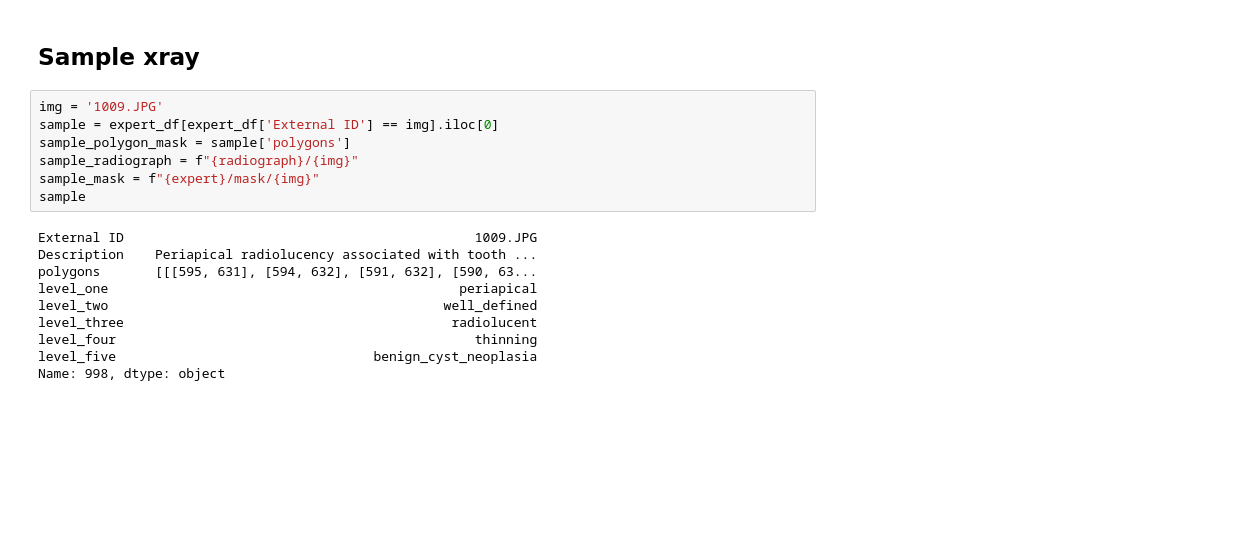
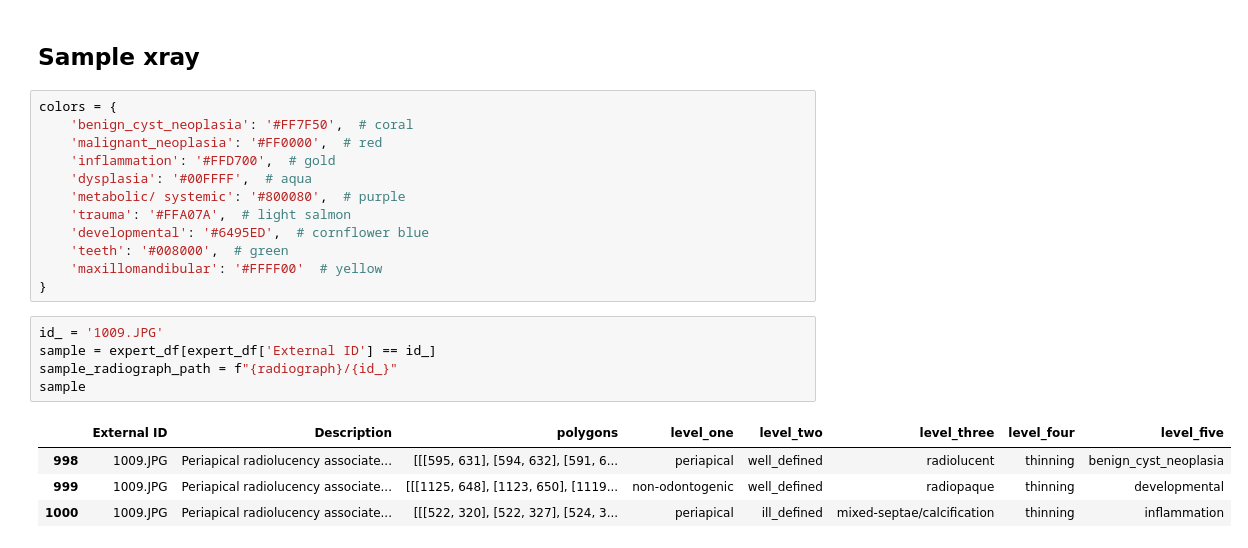
Before and after one commit to sopmacvan/tdd-model, a Jupyter notebook: main.ipynb, the cells around one changed output. Cells and saved outputs as stored; diff of their text form; blank space fills up the shorter version.

```diff
--- a/main.ipynb
+++ b/main.ipynb
@@ -42,20 +42,25 @@ expert_df.tail()
 | 1003 | 1047.JPG | There are linear calcific flecks ... | [[[1473, 701], [1473, 706], [1472... | non-odontogenic | well_defined | radiopaque | NaN | metabolic/systemic |
 # %% [markdown]
 ## Sample xray
+# %%
+colors = {
+    'benign_cyst_neoplasia': '#FF7F50',  # coral
+    'malignant_neoplasia': '#FF0000',  # red
+    'inflammation': '#FFD700',  # gold
+    'dysplasia': '#00FFFF',  # aqua
+    'metabolic/ systemic': '#800080',  # purple
+    'trauma': '#FFA07A',  # light salmon
+    'developmental': '#6495ED',  # cornflower blue
+    'teeth': '#008000',  # green
+    'maxillomandibular': '#FFFF00'  # yellow
+}
 # %%
-img = '1009.JPG'
-sample = expert_df[expert_df['External ID'] == img].iloc[0]
-sample_polygon_mask = sample['polygons']
-sample_radiograph = f"{radiograph}/{img}"
-sample_mask = f"{expert}/mask/{img}"
+id_ = '1009.JPG'
+sample = expert_df[expert_df['External ID'] == id_]
+sample_radiograph_path = f"{radiograph}/{id_}"
 sample
 # %% [output]
-External ID                                             1009.JPG
-Description    Periapical radiolucency associated with tooth ...
-polygons       [[[595, 631], [594, 632], [591, 632], [590, 63...
-level_one                                             periapical
-level_two                                           well_defined
-level_three                                          radiolucent
-level_four                                              thinning
-level_five                                 benign_cyst_neoplasia
-Name: 998, dtype: object
+|  | External ID | Description | polygons | level_one | level_two | level_three | level_four | level_five |
+| 998 | 1009.JPG | Periapical radiolucency associate... | [[[595, 631], [594, 632], [591, 6... | periapical | well_defined | radiolucent | thinning | benign_cyst_neoplasia |
+| 999 | 1009.JPG | Periapical radiolucency associate... | [[[1125, 648], [1123, 650], [1119... | non-odontogenic | well_defined | radiopaque | thinning | developmental |
+| 1000 | 1009.JPG | Periapical radiolucency associate... | [[[522, 320], [522, 327], [524, 3... | periapical | ill_defined | mixed-septae/calcification | thinning | inflammation |
```
Also changed, not shown: parts of 4 cells of this notebook, 3 other files.
